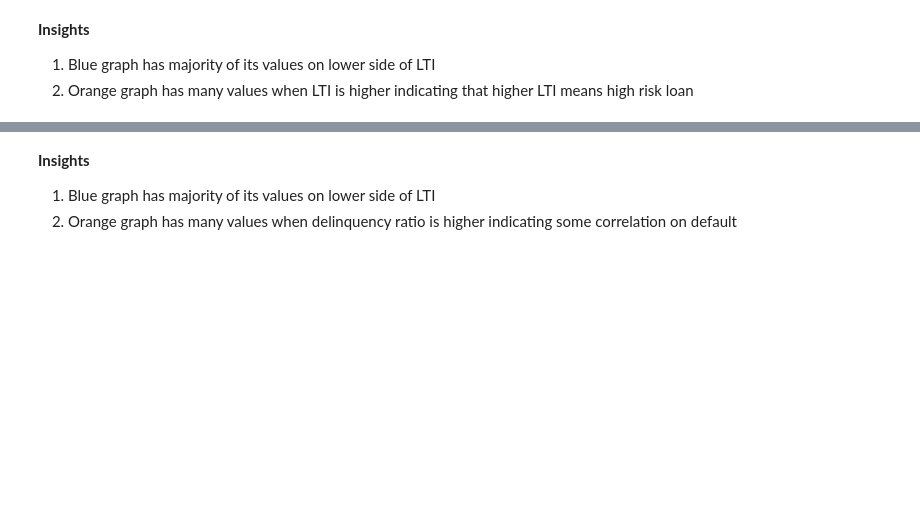
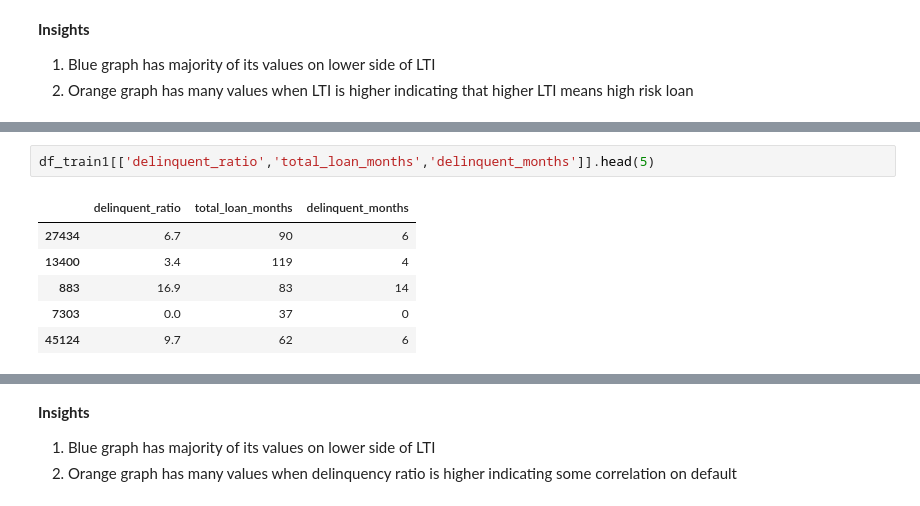
Before and after one commit to rupeshkumarp/credit_risk_analysis, a Jupyter notebook: data_preprocessing_and_eda.ipynb, the cells around one changed output, grey strips where cells are left out. Saved outputs shown, nothing was run; the diff lists cells and outputs as text; blank space fills up the shorter version.

```diff
--- a/data_preprocessing_and_eda.ipynb
+++ b/data_preprocessing_and_eda.ipynb
@@ -372,0 +423,9 @@ plt.show()
+# %%
+df_train1[['delinquent_ratio','total_loan_months','delinquent_months']].head(5)
+# %% [output]
+|  | delinquent_ratio | total_loan_months | delinquent_months |
+| 27434 | 6.7 | 90 | 6 |
+| 13400 | 3.4 | 119 | 4 |
+| 883 | 16.9 | 83 | 14 |
+| 7303 | 0.0 | 37 | 0 |
+| 45124 | 9.7 | 62 | 6 |
```
Also changed, not shown: parts of 14 cells of this notebook.
